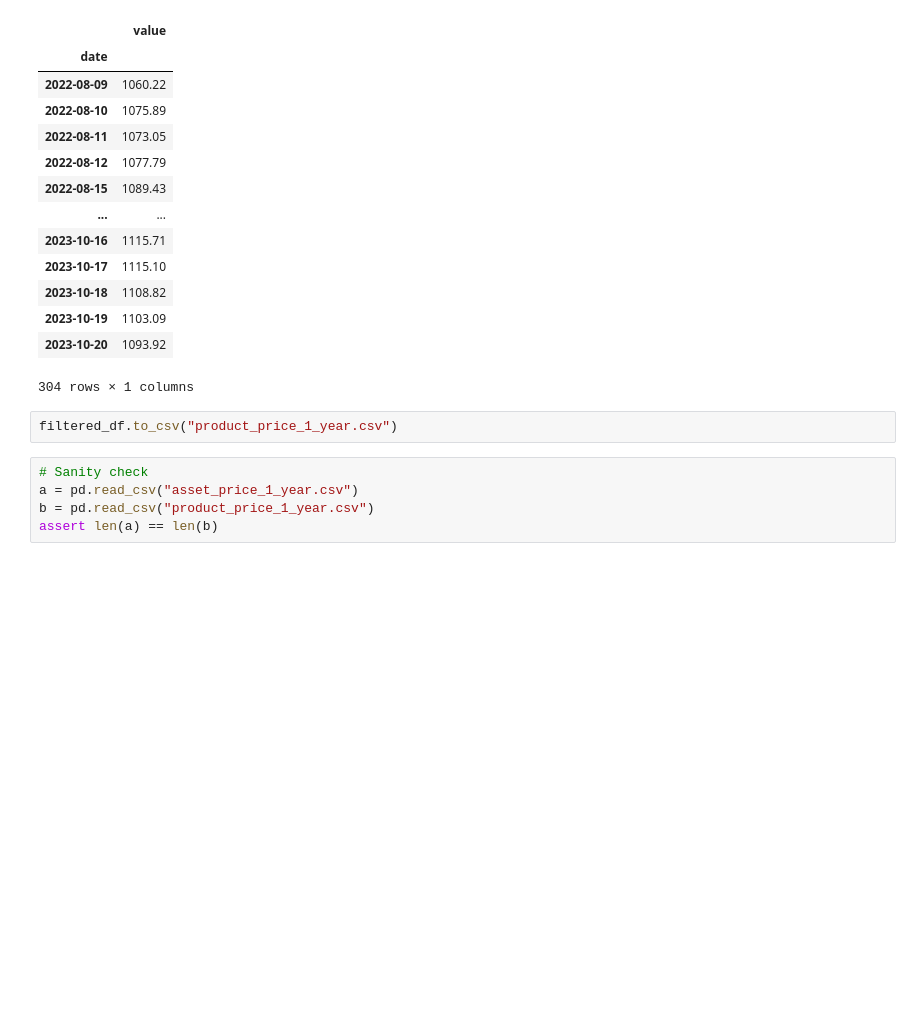
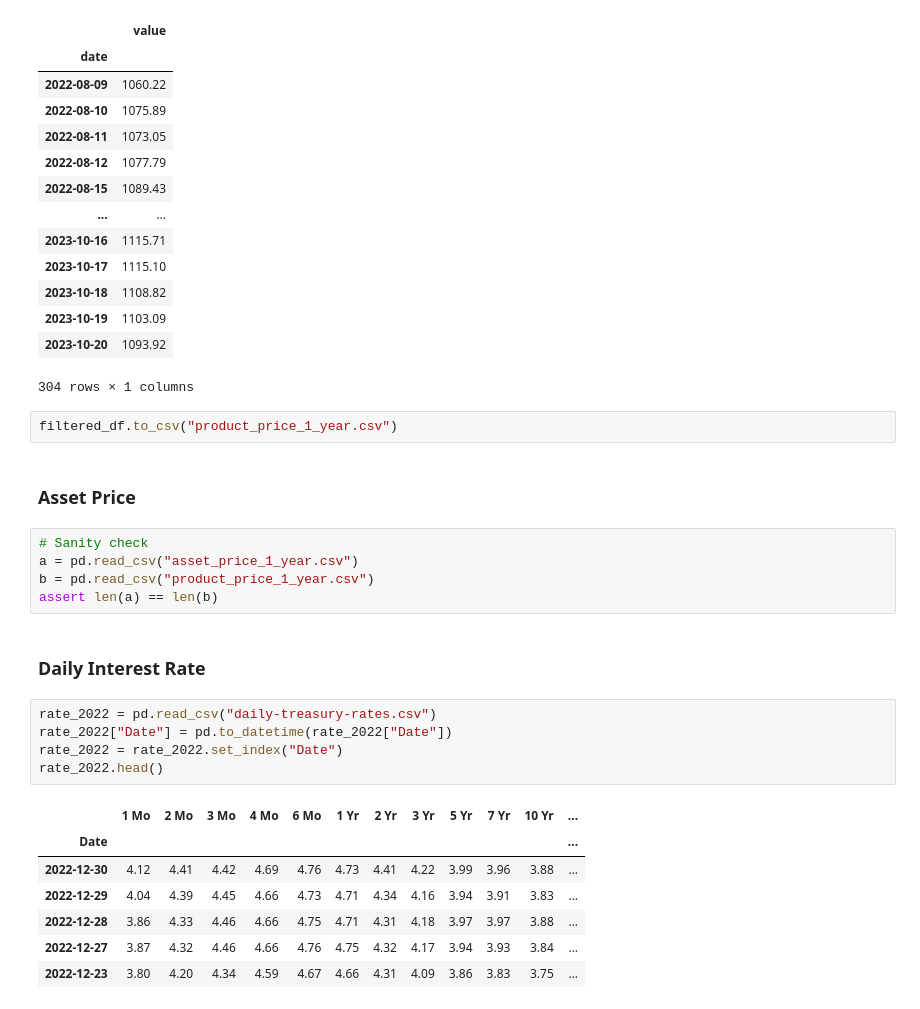
Before and after one commit to RahulG1309/MH4518, a Jupyter notebook: data/data_processing.ipynb, the cells around one changed output. Cells and saved outputs as stored; diff of their text form; blank space fills up the shorter version.

```diff
--- a/data/data_processing.ipynb
+++ b/data/data_processing.ipynb
@@ -38,8 +40,25 @@ filtered_df
 304 rows × 1 columns
 # %%
 filtered_df.to_csv("product_price_1_year.csv")
+# %% [markdown]
+### Asset Price
 # %%
 # Sanity check
 a = pd.read_csv("asset_price_1_year.csv")
 b = pd.read_csv("product_price_1_year.csv")
 assert len(a) == len(b)
+# %% [markdown]
+### Daily Interest Rate
+# %%
+rate_2022 = pd.read_csv("daily-treasury-rates.csv")
+rate_2022["Date"] = pd.to_datetime(rate_2022["Date"])
+rate_2022 = rate_2022.set_index("Date")
+rate_2022.head()
+# %% [output]
+|  | 1 Mo | 2 Mo | 3 Mo | 4 Mo | 6 Mo | 1 Yr | 2 Yr | 3 Yr | 5 Yr | 7 Yr | 10 Yr | ... |
+| Date |  |  |  |  |  |  |  |  |  |  |  | ... |
+| 2022-12-30 | 4.12 | 4.41 | 4.42 | 4.69 | 4.76 | 4.73 | 4.41 | 4.22 | 3.99 | 3.96 | 3.88 | ... |
+| 2022-12-29 | 4.04 | 4.39 | 4.45 | 4.66 | 4.73 | 4.71 | 4.34 | 4.16 | 3.94 | 3.91 | 3.83 | ... |
+| 2022-12-28 | 3.86 | 4.33 | 4.46 | 4.66 | 4.75 | 4.71 | 4.31 | 4.18 | 3.97 | 3.97 | 3.88 | ... |
+| 2022-12-27 | 3.87 | 4.32 | 4.46 | 4.66 | 4.76 | 4.75 | 4.32 | 4.17 | 3.94 | 3.93 | 3.84 | ... |
+| 2022-12-23 | 3.80 | 4.20 | 4.34 | 4.59 | 4.67 | 4.66 | 4.31 | 4.09 | 3.86 | 3.83 | 3.75 | ... |
```
Also changed, not shown: parts of 6 cells of this notebook, 5 other files.
